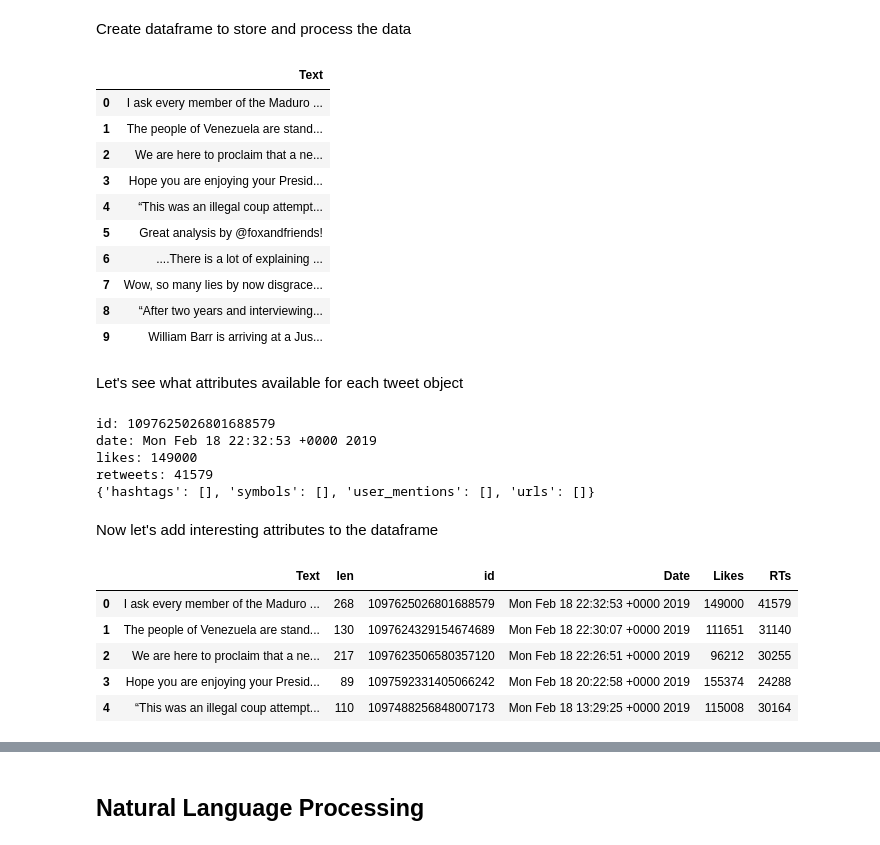
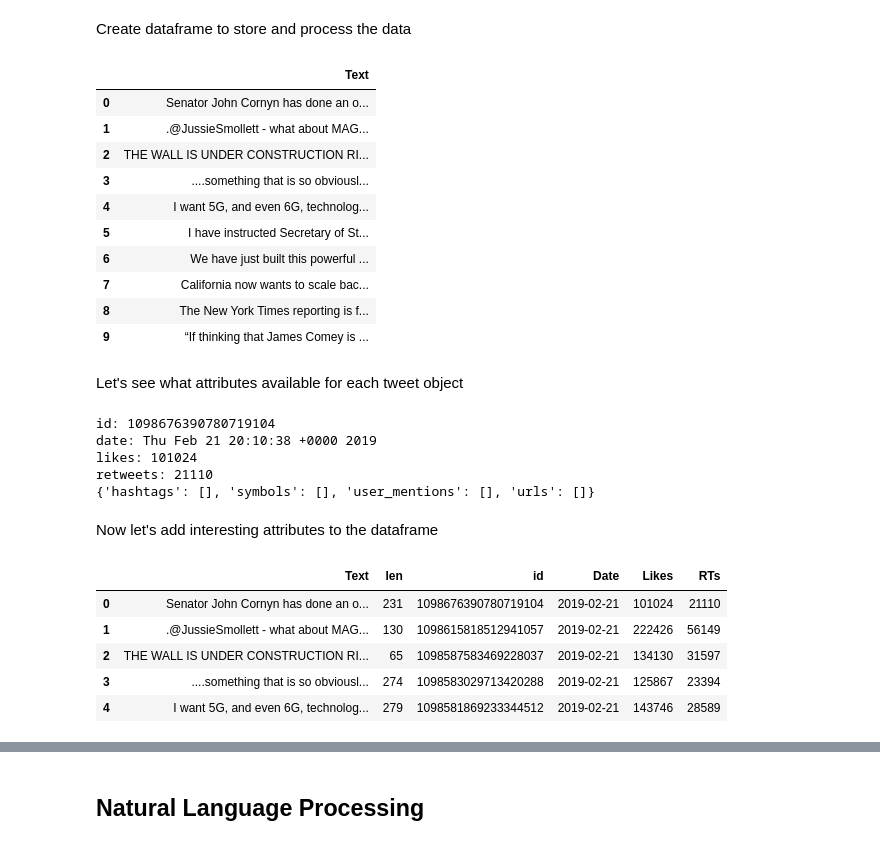
Before and after one commit to andrei-andrianov/trump-sentiment-analysis, a Jupyter notebook: Trump Sentiment Analysis.ipynb, the cells around one changed output, grey strips where cells are left out. Drawn from its saved outputs; the diff is of its cells as text; code cells hidden in the pictures.

```diff
--- a/Trump Sentiment Analysis.ipynb
+++ b/Trump Sentiment Analysis.ipynb
@@ -28,7 +32,7 @@ name = 'realDonaldTrump'
 
 # dates range to collect tweets
 start_date = datetime.datetime(2018, 12, 18, 0, 0, 0)
-end_date = datetime.datetime(2019, 2, 19, 0, 0, 0)
+end_date = datetime.datetime(2019, 2, 22, 0, 0, 0)
 
 consumer_key = '5NTdgEYyu0ikbduFxjPJconG0'
 consumer_secret = 'RhoB2yyWl8L6mS3EmSEzCoMGlPsMX1z3XKQ0j2MXAagHwzU6yU'
@@ -101,16 +105,16 @@ df = pd.DataFrame(data=[tweet['full_text'] for tweet in tweets], columns=['Text'
 df.head(10)
 # %% [output]
 |  | Text |
-| 0 | I ask every member of the Maduro ... |
-| 1 | The people of Venezuela are stand... |
-| 2 | We are here to proclaim that a ne... |
-| 3 | Hope you are enjoying your Presid... |
-| 4 | “This was an illegal coup attempt... |
-| 5 | Great analysis by @foxandfriends! |
-| 6 | ....There is a lot of explaining ... |
-| 7 | Wow, so many lies by now disgrace... |
-| 8 | “After two years and interviewing... |
-| 9 | William Barr is arriving at a Jus... |
+| 0 | Senator John Cornyn has done an o... |
+| 1 | .@JussieSmollett - what about MAG... |
+| 2 | THE WALL IS UNDER CONSTRUCTION RI... |
+| 3 | ....something that is so obviousl... |
+| 4 | I want 5G, and even 6G, technolog... |
+| 5 | I have instructed Secretary of St... |
+| 6 | We have just built this powerful ... |
+| 7 | California now wants to scale bac... |
+| 8 | The New York Times reporting is f... |
+| 9 | “If thinking that James Comey is ... |
 # %% [markdown]
 Let's see what attributes available for each tweet object
 # %%
@@ -120,27 +124,27 @@ print('likes:',tweets[0]['favorite_count'])
 print('retweets:',tweets[0]['retweet_count'])
 print(tweets[0]['entities'])
 # %% [output]
-id: 1097625026801688579
-date: Mon Feb 18 22:32:53 +0000 2019
-likes: 149000
-retweets: 41579
+id: 1098676390780719104
+date: Thu Feb 21 20:10:38 +0000 2019
+likes: 101024
+retweets: 21110
 {'hashtags': [], 'symbols': [], 'user_mentions': [], 'urls': []}
 # %% [markdown]
 Now let's add interesting attributes to the dataframe
 # %%
 df['len'] = np.array([len(tweet['full_text']) for tweet in tweets])
 df['id'] = np.array([tweet['id'] for tweet in tweets])
-df['Date'] = np.array([tweet['created_at'] for tweet in tweets])
+df['Date'] = pd.DatetimeIndex(pd.to_datetime([tweet['created_at'] for tweet in tweets])).normalize()
 df['Likes'] = np.array([tweet['favorite_count'] for tweet in tweets])
 df['RTs'] = np.array([tweet['retweet_count'] for tweet in tweets])
 df.head()
 # %% [output]
 |  | Text | len | id | Date | Likes | RTs |
-| 0 | I ask every member of the Maduro ... | 268 | 1097625026801688579 | Mon Feb 18 22:32:53 +0000 2019 | 149000 | 41579 |
-| 1 | The people of Venezuela are stand... | 130 | 1097624329154674689 | Mon Feb 18 22:30:07 +0000 2019 | 111651 | 31140 |
-| 2 | We are here to proclaim that a ne... | 217 | 1097623506580357120 | Mon Feb 18 22:26:51 +0000 2019 | 96212 | 30255 |
-| 3 | Hope you are enjoying your Presid... | 89 | 1097592331405066242 | Mon Feb 18 20:22:58 +0000 2019 | 155374 | 24288 |
-| 4 | “This was an illegal coup attempt... | 110 | 1097488256848007173 | Mon Feb 18 13:29:25 +0000 2019 | 115008 | 30164 |
+| 0 | Senator John Cornyn has done an o... | 231 | 1098676390780719104 | 2019-02-21 | 101024 | 21110 |
+| 1 | .@JussieSmollett - what about MAG... | 130 | 1098615818512941057 | 2019-02-21 | 222426 | 56149 |
+| 2 | THE WALL IS UNDER CONSTRUCTION RI... | 65 | 1098587583469228037 | 2019-02-21 | 134130 | 31597 |
+| 3 | ....something that is so obviousl... | 274 | 1098583029713420288 | 2019-02-21 | 125867 | 23394 |
+| 4 | I want 5G, and even 6G, technolog... | 279 | 1098581869233344512 | 2019-02-21 | 143746 | 28589 |
 # %%
 min(df.Date), max(df.Date)
 # %% [output]
```
Also changed, not shown: parts of 30 cells of this notebook, 3 other files.
